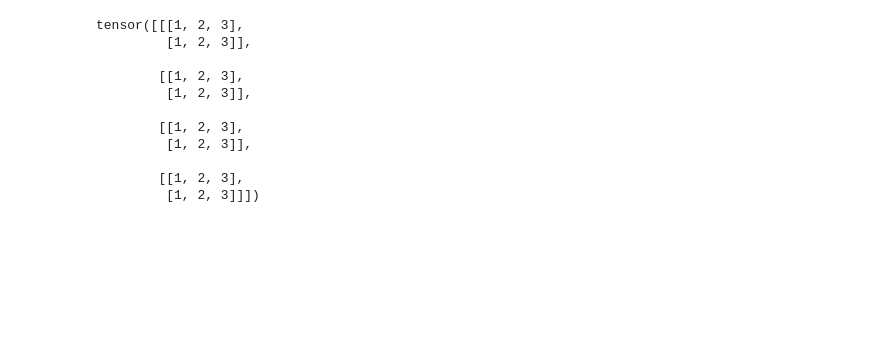
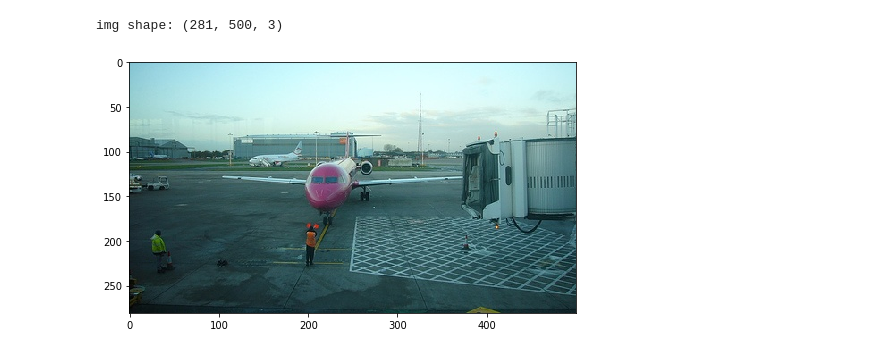
Before and after one commit to engineerJPark/Segmentation-to-World-Coordinate-by-FCN-and-Camera-Calibration, a Jupyter notebook: FCN.ipynb, the cells around one changed output. Drawn from its saved outputs; the diff is of its cells as text; code cells hidden in the pictures; blank space fills up the shorter version.

```diff
--- a/FCN.ipynb
+++ b/FCN.ipynb
@@ -22,23 +36 @@ https://github.com/wkentaro/pytorch-fcn/blob/main/torchfcn/trainer.py
-# %%
-# test zone
-# inputs = torch.randn((3,3,16,16))
-# targets = torch.randint(3,(3,16,16), dtype=torch.float)
-# y = F.cross_entropy(inputs, targets, reduction='none').mean(1).mean(1)
-# y
-
-x = torch.tensor([1, 2, 3])
-# x.repeat(4, 2)
-x.repeat(4, 2, 1)
-# %% [output]
-tensor([[[1, 2, 3],
-         [1, 2, 3]],
-
-        [[1, 2, 3],
-         [1, 2, 3]],
-
-        [[1, 2, 3],
-         [1, 2, 3]],
-
-        [[1, 2, 3],
-         [1, 2, 3]]])
 # %%
@@ -95,0 +84,12 @@ print(resnet_pretrained)
+# %%
+default_dir = '/content/data'
+img = cv2.imread(os.path.join(default_dir, 'VOCdevkit/VOC2012/JPEGImages/2007_000032.jpg'))
+img_rgb = cv2.cvtColor(img, cv2.COLOR_BGR2RGB)
+print('img shape:', img.shape)
+
+plt.figure(figsize=(8, 8))
+plt.imshow(img_rgb)
+plt.show()
+# %% [output]
+img shape: (281, 500, 3)
+[figure, added]
```
Also changed, not shown: parts of 13 cells of this notebook.
